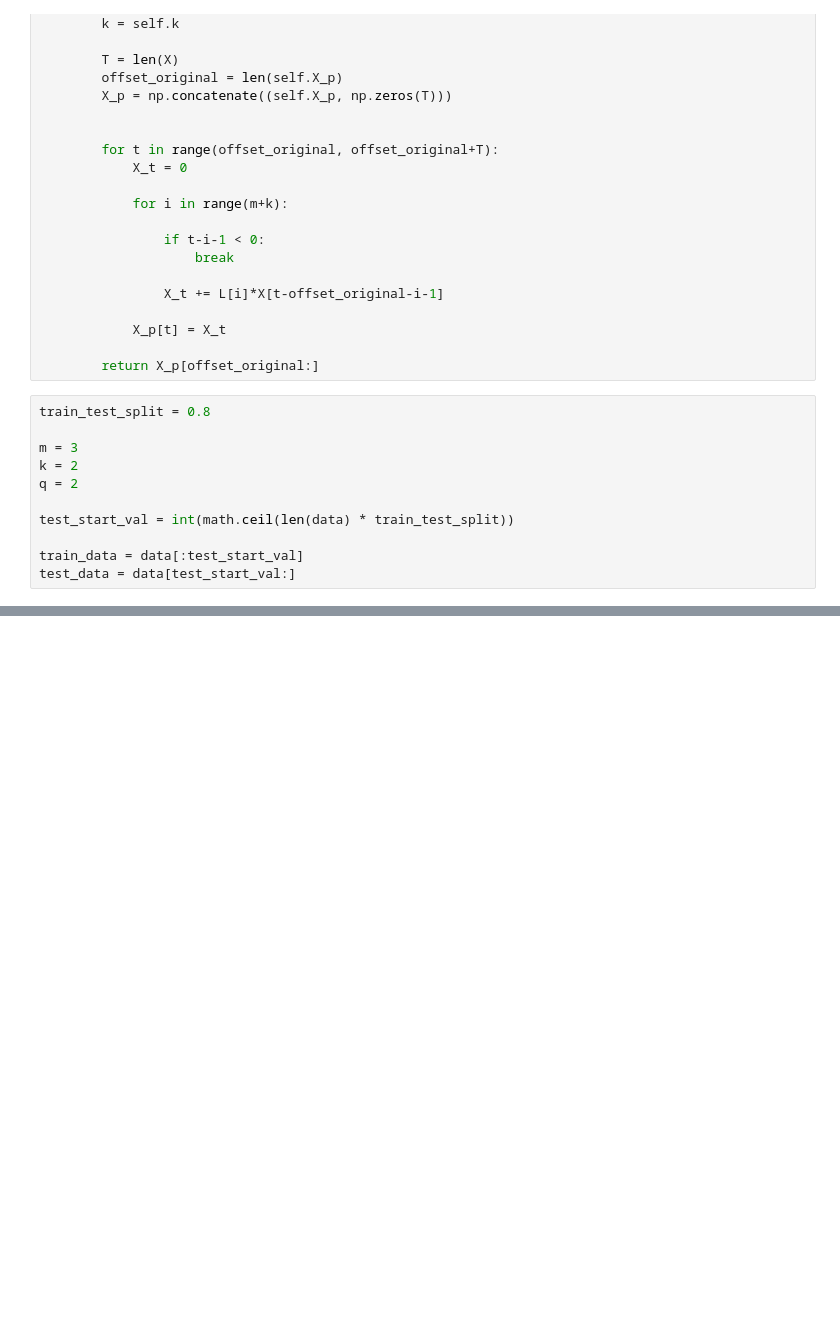
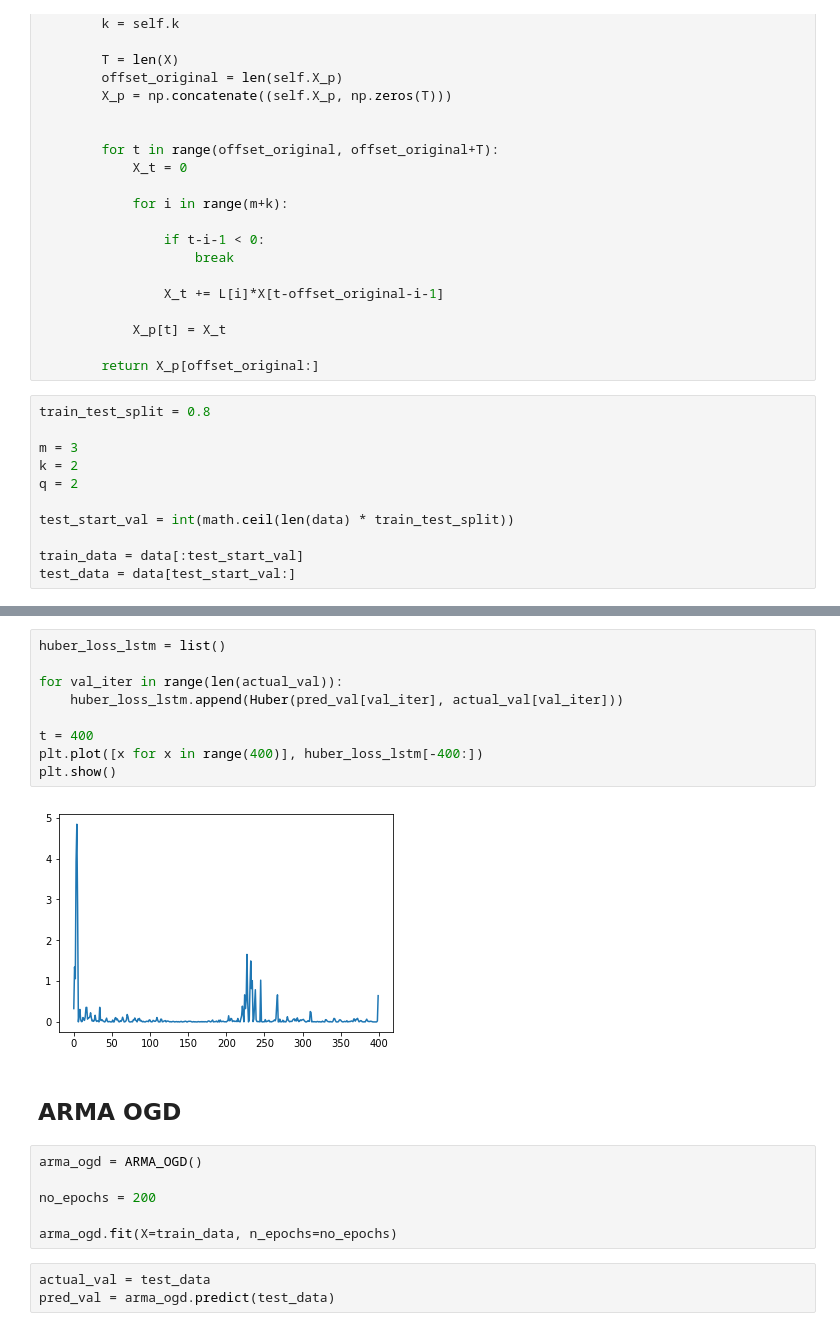
Before and after one commit to karthikpalavalli/Online-Models-for-Time-Series, a Jupyter notebook: ARMA-COMBINED.ipynb, the cells around one changed output, grey strips where cells are left out. Saved outputs shown, nothing was run; the diff lists cells and outputs as text; blank space fills up the shorter version.

```diff
--- a/ARMA-COMBINED.ipynb
+++ b/ARMA-COMBINED.ipynb
@@ -264,0 +332,22 @@ test_data.shape[0]
+# %%
+huber_loss_lstm = list()
+
+for val_iter in range(len(actual_val)):
+    huber_loss_lstm.append(Huber(pred_val[val_iter], actual_val[val_iter]))
+
+t = 400
+plt.plot([x for x in range(400)], huber_loss_lstm[-400:])
+plt.show()
+# %% [output]
+[figure, added]
+# %% [markdown]
+## ARMA OGD
+# %%
+arma_ogd = ARMA_OGD()
+
+no_epochs = 200
+
+arma_ogd.fit(X=train_data, n_epochs=no_epochs)
+# %%
+actual_val = test_data
+pred_val = arma_ogd.predict(test_data)
```
Also changed, not shown: parts of 25 cells of this notebook, 1 other file.
